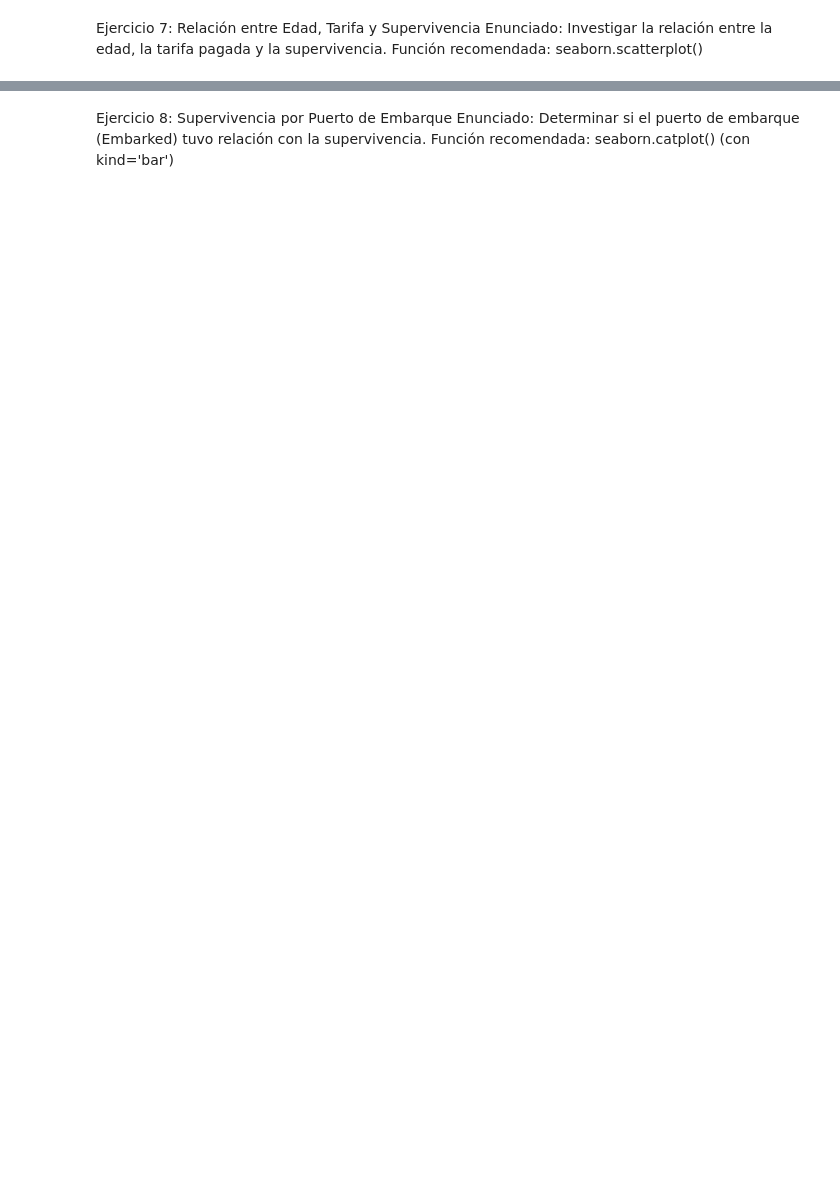
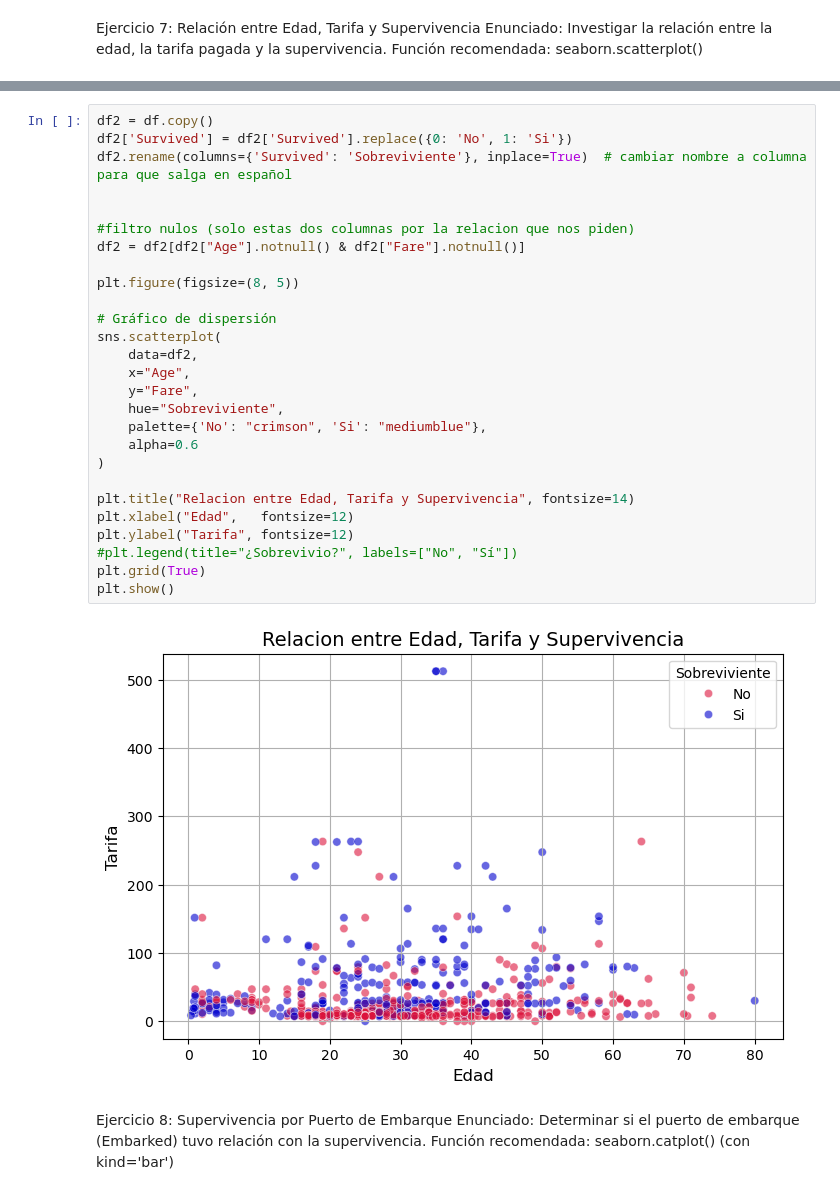
Before and after one commit to Sanyer16/titanic-visualizations, a Jupyter notebook: titanic_visualizations.ipynb, the cells around one changed output, grey strips where cells are left out. Saved outputs shown, nothing was run; the diff lists cells and outputs as text; blank space fills up the shorter version.

```diff
--- a/titanic_visualizations.ipynb
+++ b/titanic_visualizations.ipynb
@@ -255,3 +292,32 @@ Función recomendada: seaborn.scatterplot()
+# %%
+df2 = df.copy()
+df2['Survived'] = df2['Survived'].replace({0: 'No', 1: 'Si'})
+df2.rename(columns={'Survived': 'Sobreviviente'}, inplace=True)  # cambiar nombre a columna para que salga en español
+
+
+#filtro nulos (solo estas dos columnas por la relacion que nos piden)
+df2 = df2[df2["Age"].notnull() & df2["Fare"].notnull()]
+
+plt.figure(figsize=(8, 5))
+
+# Gráfico de dispersión
+sns.scatterplot(
+    data=df2,
+    x="Age",
+    y="Fare",
+    hue="Sobreviviente",
+    palette={'No': "crimson", 'Si': "mediumblue"},
+    alpha=0.6
+)
+
+plt.title("Relacion entre Edad, Tarifa y Supervivencia", fontsize=14)
+plt.xlabel("Edad",   fontsize=12)
+plt.ylabel("Tarifa", fontsize=12)
+#plt.legend(title="¿Sobrevivio?", labels=["No", "Sí"])
+plt.grid(True)
+plt.show()
+# %% [output]
+[figure, added]
 # %% [markdown]
 Ejercicio 8: Supervivencia por Puerto de Embarque
 Enunciado: Determinar si el puerto de embarque (Embarked) tuvo relación con la supervivencia.
```
Also changed, not shown: parts of 16 cells of this notebook.
